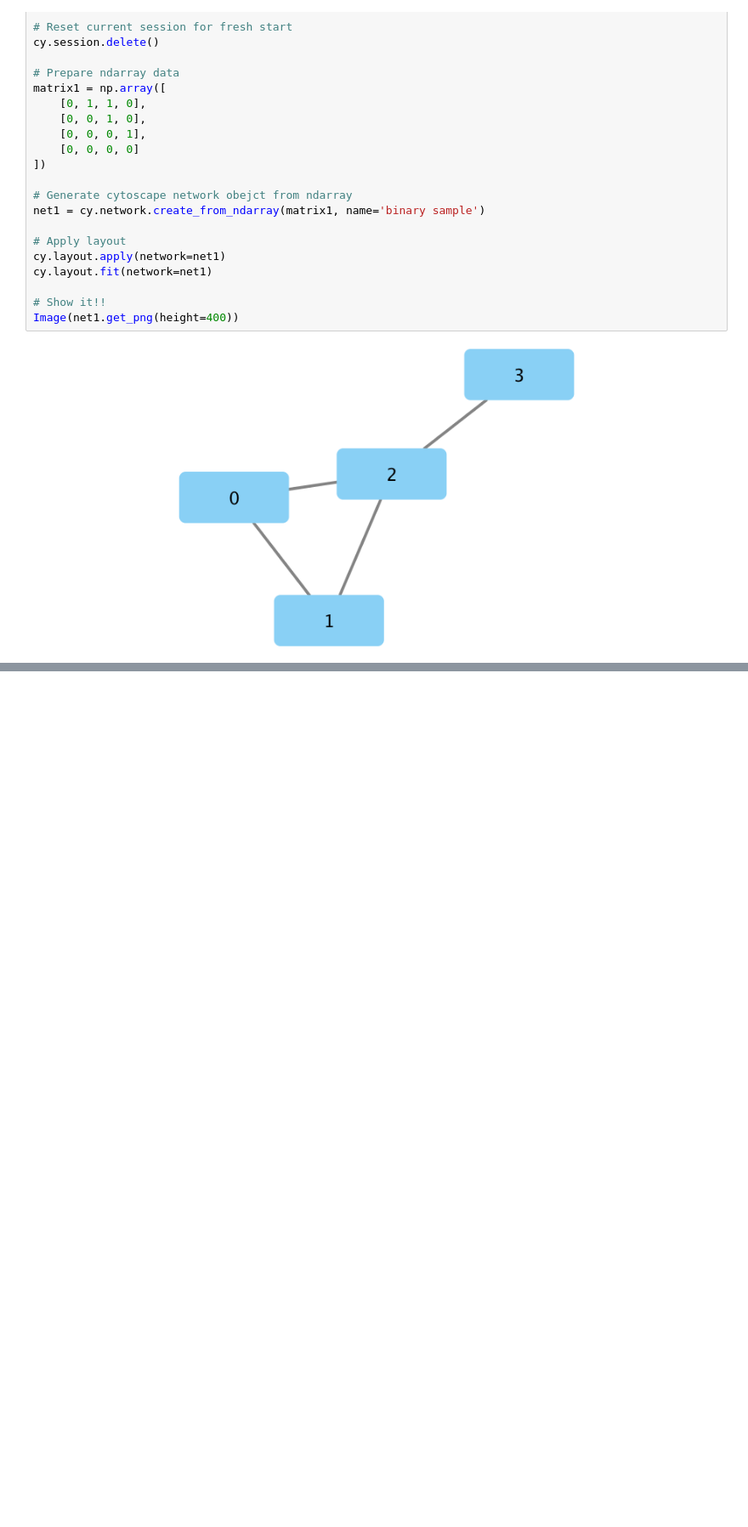
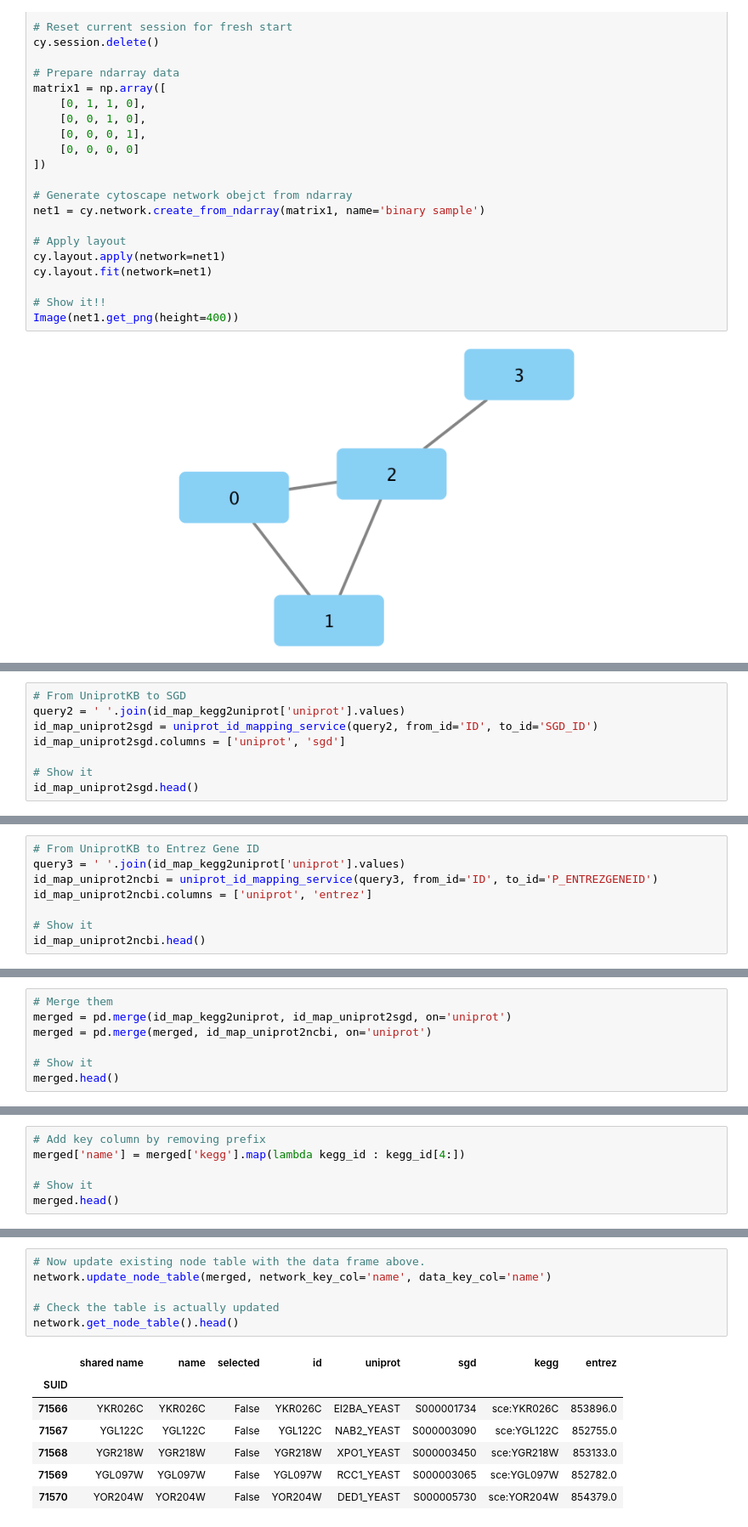
Before and after one commit to idekerlab/cyrest-examples, a Jupyter notebook: notebooks/cookbook/Python-cookbook/Import.ipynb, the cells around one changed output, grey strips where cells are left out. Shown: that part at 85% size. Drawn from its saved outputs; the diff is of its cells as text; blank space fills up the shorter version.

```diff
--- a/notebooks/cookbook/Python-cookbook/Input.ipynb
+++ b/notebooks/cookbook/Python-cookbook/Import.ipynb
@@ -232,0 +298,8 @@ Image(net1.get_png(height=400))
+# %%
+# From UniprotKB to SGD
+query2 = ' '.join(id_map_kegg2uniprot['uniprot'].values)
+id_map_uniprot2sgd = uniprot_id_mapping_service(query2, from_id='ID', to_id='SGD_ID')
+id_map_uniprot2sgd.columns = ['uniprot', 'sgd']
+
+# Show it
+id_map_uniprot2sgd.head()
@@ -232,0 +313,8 @@ Image(net1.get_png(height=400))
+# %%
+# From UniprotKB to Entrez Gene ID
+query3 = ' '.join(id_map_kegg2uniprot['uniprot'].values)
+id_map_uniprot2ncbi = uniprot_id_mapping_service(query3, from_id='ID', to_id='P_ENTREZGENEID')
+id_map_uniprot2ncbi.columns = ['uniprot', 'entrez']
+
+# Show it
+id_map_uniprot2ncbi.head()
@@ -232,0 +328,7 @@ Image(net1.get_png(height=400))
+# %%
+# Merge them
+merged = pd.merge(id_map_kegg2uniprot, id_map_uniprot2sgd, on='uniprot')
+merged = pd.merge(merged, id_map_uniprot2ncbi, on='uniprot')
+
+# Show it
+merged.head()
@@ -232,0 +342,6 @@ Image(net1.get_png(height=400))
+# %%
+# Add key column by removing prefix
+merged['name'] = merged['kegg'].map(lambda kegg_id : kegg_id[4:])
+
+# Show it
+merged.head()
@@ -232,0 +355,14 @@ Image(net1.get_png(height=400))
+# %%
+# Now update existing node table with the data frame above.
+network.update_node_table(merged, network_key_col='name', data_key_col='name')
+
+# Check the table is actually updated
+network.get_node_table().head()
+# %% [output]
+|  | shared name | name | selected | id | uniprot | sgd | kegg | entrez |
+| SUID |  |  |  |  |  |  |  |  |
+| 71566 | YKR026C | YKR026C | False | YKR026C | EI2BA_YEAST | S000001734 | sce:YKR026C | 853896.0 |
+| 71567 | YGL122C | YGL122C | False | YGL122C | NAB2_YEAST | S000003090 | sce:YGL122C | 852755.0 |
+| 71568 | YGR218W | YGR218W | False | YGR218W | XPO1_YEAST | S000003450 | sce:YGR218W | 853133.0 |
+| 71569 | YGL097W | YGL097W | False | YGL097W | RCC1_YEAST | S000003065 | sce:YGL097W | 852782.0 |
+| 71570 | YOR204W | YOR204W | False | YOR204W | DED1_YEAST | S000005730 | sce:YOR204W | 854379.0 |
```
Also changed, not shown: parts of 14 cells of this notebook, 2 other files.
